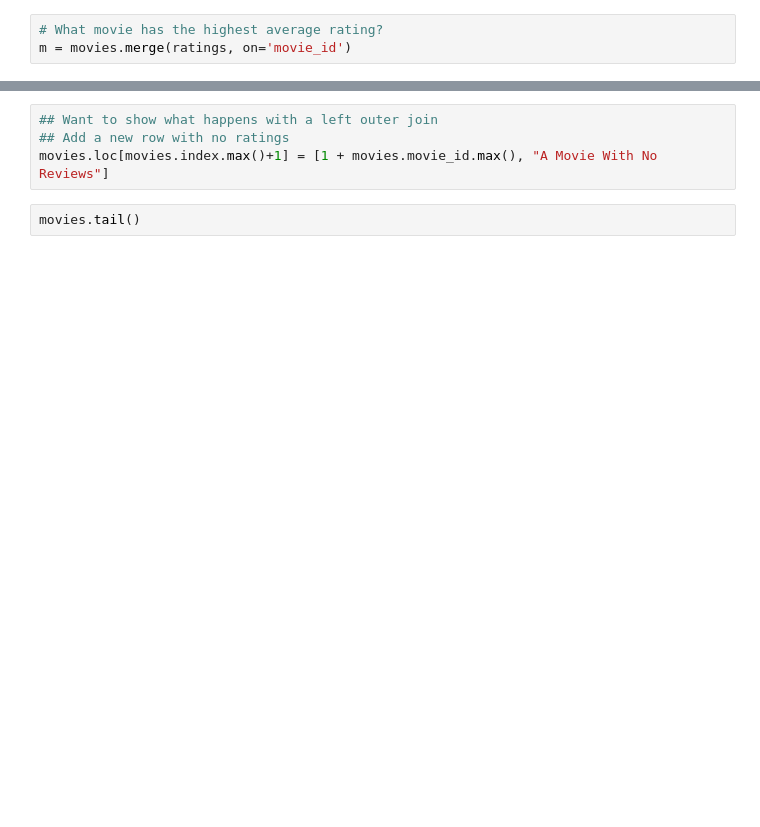
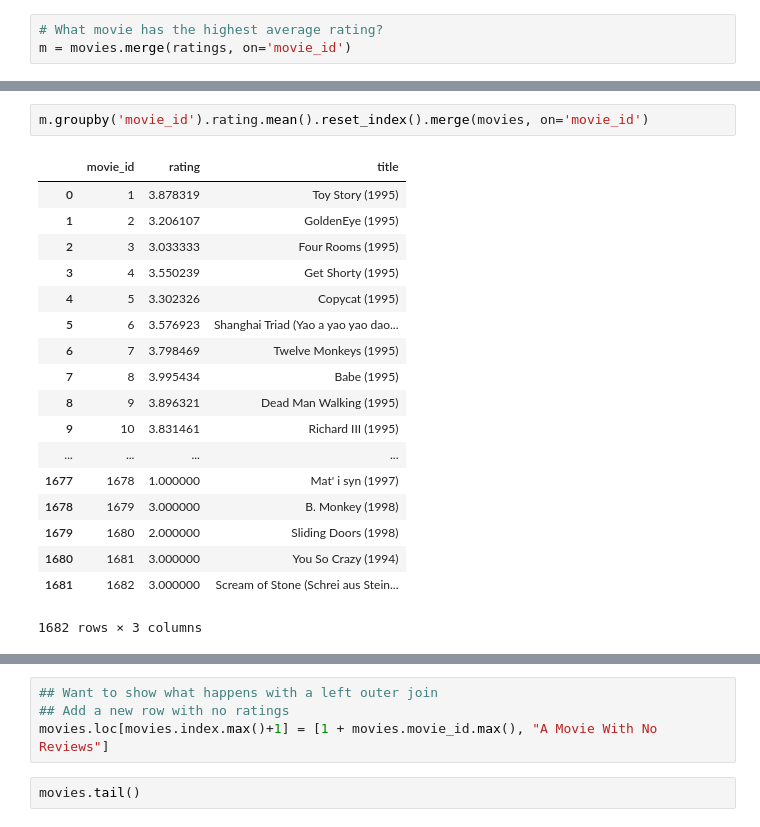
Before and after one commit to dhaliwalip/cpsc5305-fq19, a Jupyter notebook: DataCleaning/mergingComplete.ipynb, the cells around one changed output, grey strips where cells are left out. Drawn from its saved outputs; the diff is of its cells as text; blank space fills up the shorter version.

```diff
--- a/DataCleaning/mergingComplete.ipynb
+++ b/DataCleaning/mergingComplete.ipynb
@@ -17,2 +38,23 @@ m.head()
+# %%
+m.groupby('movie_id').rating.mean().reset_index().merge(movies, on='movie_id')
+# %% [output]
+|  | movie_id | rating | title |
+| 0 | 1 | 3.878319 | Toy Story (1995) |
+| 1 | 2 | 3.206107 | GoldenEye (1995) |
+| 2 | 3 | 3.033333 | Four Rooms (1995) |
+| 3 | 4 | 3.550239 | Get Shorty (1995) |
+| 4 | 5 | 3.302326 | Copycat (1995) |
+| 5 | 6 | 3.576923 | Shanghai Triad (Yao a yao yao dao... |
+| 6 | 7 | 3.798469 | Twelve Monkeys (1995) |
+| 7 | 8 | 3.995434 | Babe (1995) |
+| 8 | 9 | 3.896321 | Dead Man Walking (1995) |
+| 9 | 10 | 3.831461 | Richard III (1995) |
+| ... | ... | ... | ... |
+| 1677 | 1678 | 1.000000 | Mat' i syn (1997) |
+| 1678 | 1679 | 3.000000 | B. Monkey (1998) |
+| 1679 | 1680 | 2.000000 | Sliding Doors (1998) |
+| 1680 | 1681 | 3.000000 | You So Crazy (1994) |
+| 1681 | 1682 | 3.000000 | Scream of Stone (Schrei aus Stein... |
+1682 rows × 3 columns
 # %%
 m.groupby('movie_id').rating.mean().reset_index().merge(movies, on='movie_id')[['title', 'rating']].sort_values(by='rating', ascending=False)
```
Also changed, not shown: parts of 10 cells of this notebook, 13 other files.
